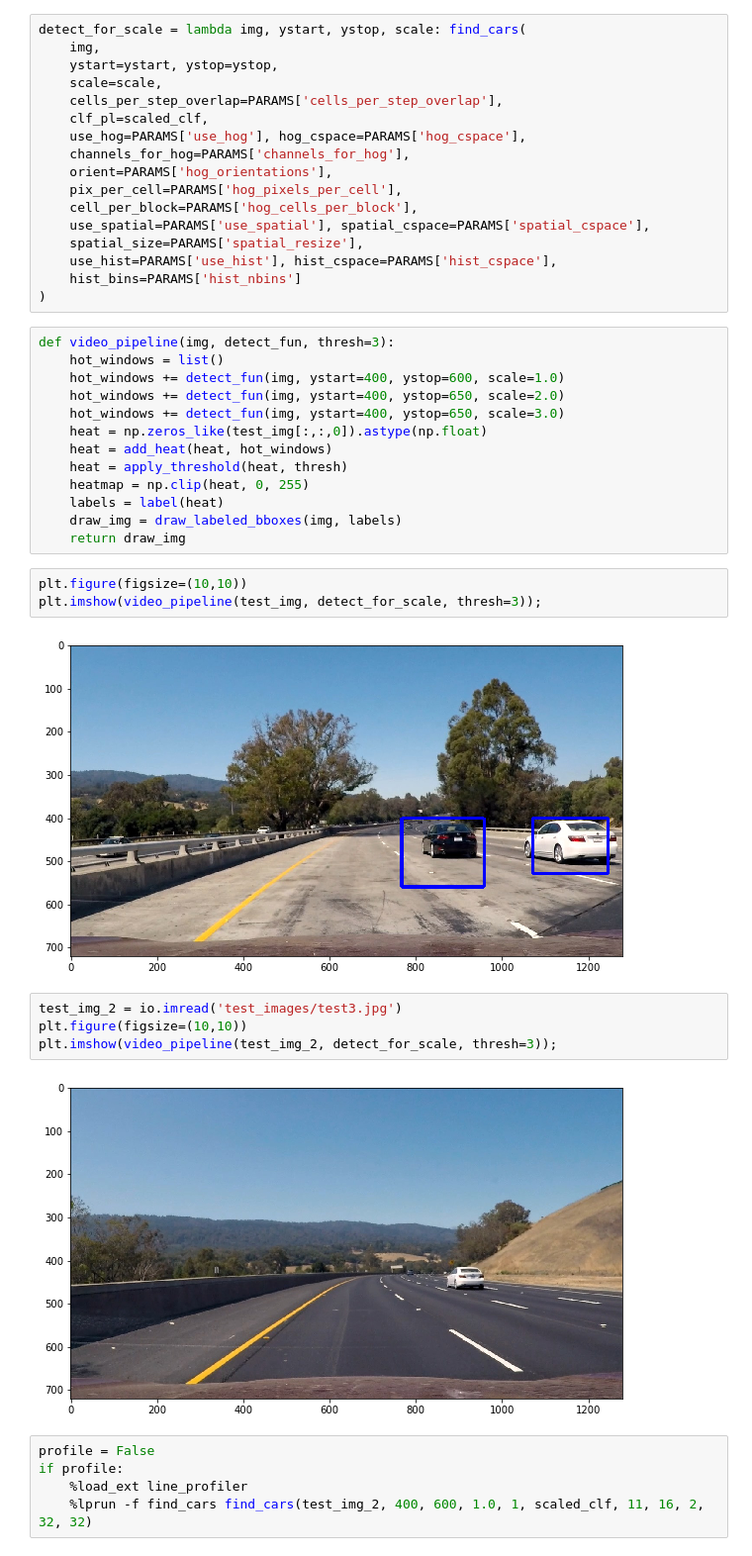
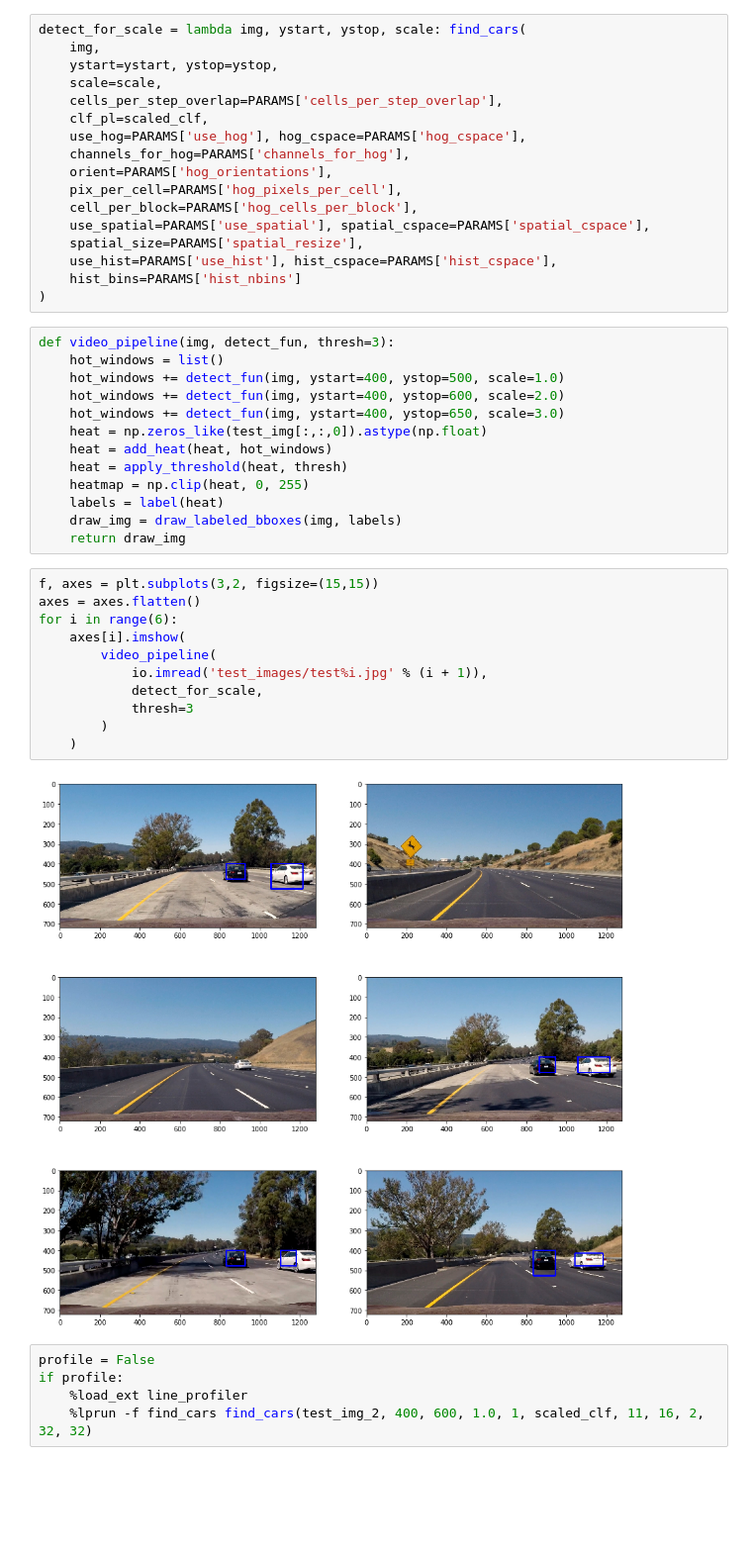
Before and after one commit to partmor/CarND-VehicleDetection-P5, a Jupyter notebook: p5_solution.ipynb, the cells around one changed output. Shown at 99% size. Drawn from its saved outputs; the diff is of its cells as text; blank space fills up the shorter version.

```diff
--- a/p5_solution.ipynb
+++ b/p5_solution.ipynb
@@ -339,8 +338,8 @@ detect_for_scale = lambda img, ystart, ystop, scale: find_cars(
 # %%
 def video_pipeline(img, detect_fun, thresh=3):
     hot_windows = list()
-    hot_windows += detect_fun(img, ystart=400, ystop=600, scale=1.0)
-    hot_windows += detect_fun(img, ystart=400, ystop=650, scale=2.0)
+    hot_windows += detect_fun(img, ystart=400, ystop=500, scale=1.0)
+    hot_windows += detect_fun(img, ystart=400, ystop=600, scale=2.0)
     hot_windows += detect_fun(img, ystart=400, ystop=650, scale=3.0)
     heat = np.zeros_like(test_img[:,:,0]).astype(np.float)
     heat = add_heat(heat, hot_windows)
@@ -349,17 +348,19 @@ def video_pipeline(img, detect_fun, thresh=3):
     labels = label(heat)
     draw_img = draw_labeled_bboxes(img, labels)
     return draw_img
-# %%
-plt.figure(figsize=(10,10))
-plt.imshow(video_pipeline(test_img, detect_for_scale, thresh=3));
-# %% [output]
-[figure, removed]
-# %%
-test_img_2 = io.imread('test_images/test3.jpg')
-plt.figure(figsize=(10,10))
-plt.imshow(video_pipeline(test_img_2, detect_for_scale, thresh=3));
-# %% [output]
-[figure, removed]
+# %%
+f, axes = plt.subplots(3,2, figsize=(15,15))
+axes = axes.flatten()
+for i in range(6):
+    axes[i].imshow(
+        video_pipeline(
+            io.imread('test_images/test%i.jpg' % (i + 1)),
+            detect_for_scale,
+            thresh=3
+        )
+    )
+# %% [output]
+[figure, added]
 # %%
 profile = False
 if profile:
```
Also changed, not shown: parts of 14 cells of this notebook.
